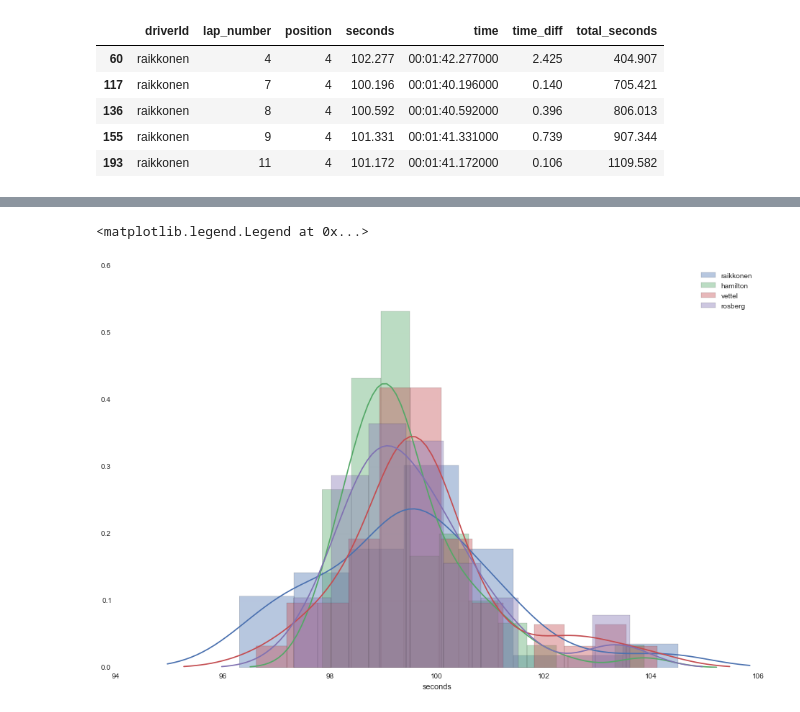
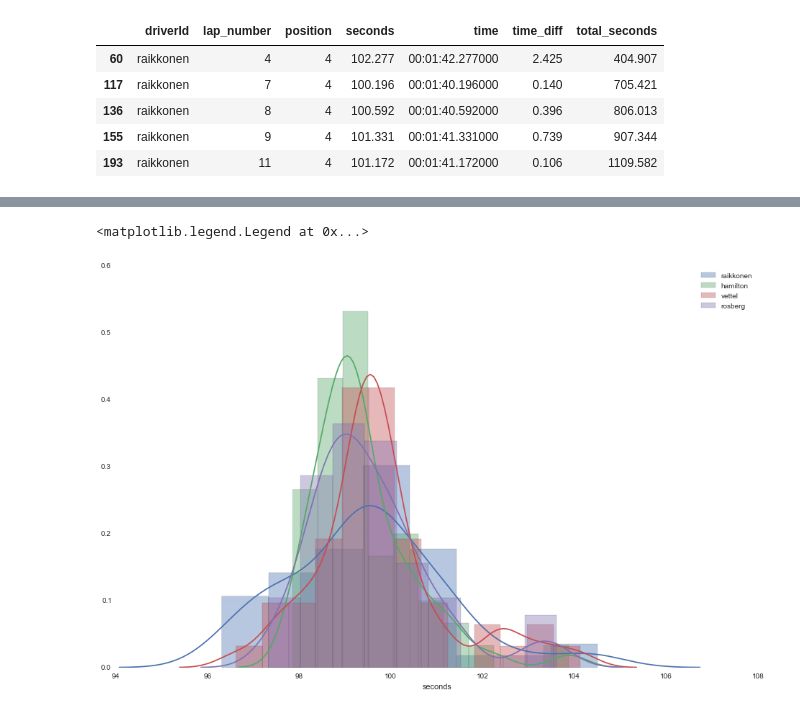
Before and after one commit to rothnic/formulapy, a Jupyter notebook: docs/notebooks/Lap Analysis.ipynb, the cells around one changed output, grey strips where cells are left out. Drawn from its saved outputs; the diff is of its cells as text; code cells hidden in the pictures.

```diff
--- a/docs/notebooks/Lap Analysis.ipynb
+++ b/docs/notebooks/Lap Analysis.ipynb
@@ -75,8 +76,0 @@ dist = sns.distplot(kimi.seconds)
-# %%
-
-def filter_in_out_laps(data, driver):
-    data_driver = data.ix[data.driverId == driver, :]
-    std = data_driver.seconds.std()
-    mn = data_driver.seconds.mean()
-    filter_val = std * 3
-    return data_driver.ix[(data_driver['seconds'] > (mn - filter_val)) & (data_driver['seconds'] < (mn + filter_val)), :]
@@ -88,9 +76,0 @@ rosberg_no_pit = filter_in_out_laps(df, 'rosberg')
-# %%
-ax1 = sns.distplot(kimi_no_pit.seconds, label='raikkonen')
-ax2 = sns.distplot(hamilton_no_pit.seconds, label='hamilton')
-ax3 = sns.distplot(vettel_no_pit.seconds, label='vettel')
-ax4 = sns.distplot(rosberg_no_pit.seconds, label='rosberg')
-ax1.legend(['raikkonen', 'hamilton', 'vettel', 'rosberg'])
-# %% [output]
-<matplotlib.legend.Legend at 0x...>
-[figure, removed]
@@ -98,0 +77,11 @@ tire_deg_rate = np.random.
+# %%
+filt_df = filter_in_out_laps(df)
+# %%
+drivers = ['raikkonen', 'hamilton', 'vettel', 'rosberg']
+
+for driver in drivers:
+    ax = sns.distplot(filt_df.ix[filt_df.driverId == driver, 'seconds'], label='raikkonen')
+ax.legend(drivers)
+# %% [output]
+<matplotlib.legend.Legend at 0x...>
+[figure, added]
```
Also changed, not shown: parts of 9 cells of this notebook, 5 other files.
